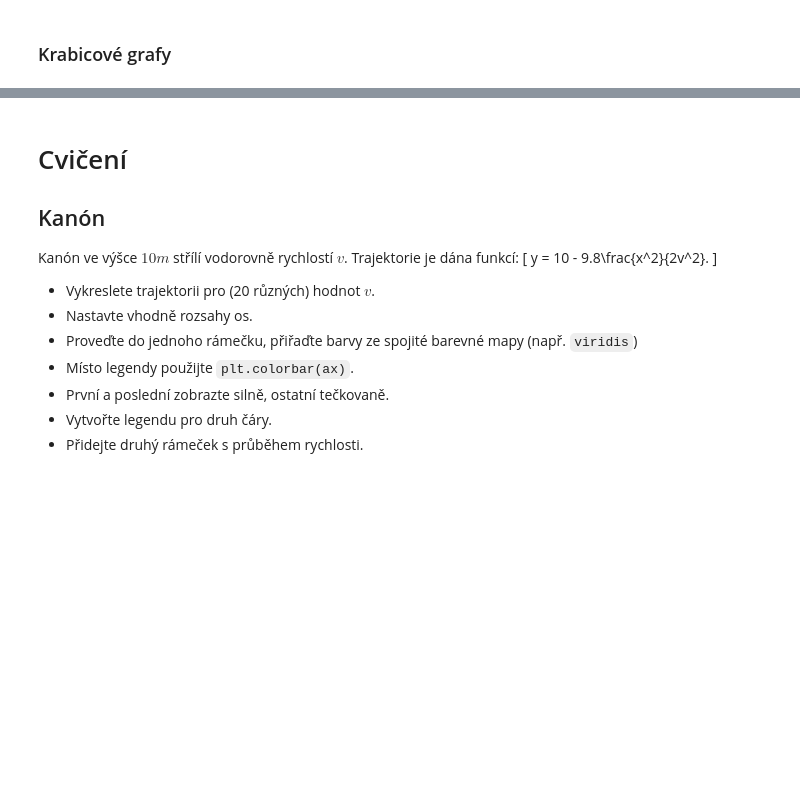
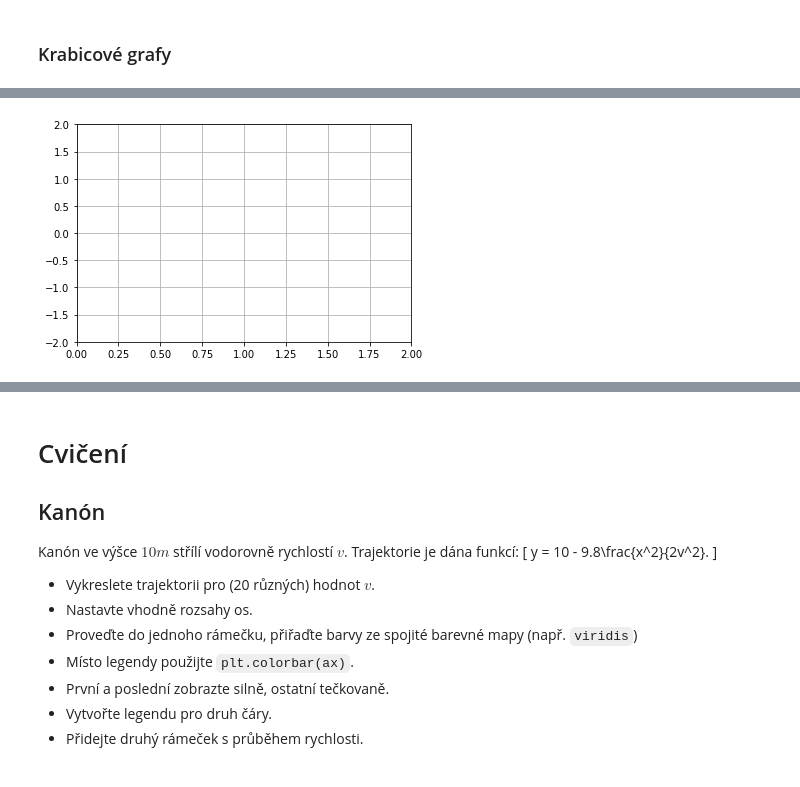
Before and after one commit to jbrezmorf/PythonForAll, a Jupyter notebook: Section_1.3_plotting.ipynb, the cells around one changed output, grey strips where cells are left out. Drawn from its saved outputs; the diff is of its cells as text; code cells hidden in the pictures; blank space fills up the shorter version.

```diff
--- a/Section_1.3_plotting.ipynb
+++ b/Section_1.3_plotting.ipynb
@@ -507,0 +518,41 @@ plt.show()
+# %%
+import matplotlib.animation as animation
+from IPython.display import HTML
+
+
+# First set up the figure, the axis, and the plot element we want to animate
+fig, ax = plt.subplots()
+
+ax.set_xlim(( 0, 2))
+ax.set_ylim((-2, 2))
+ax.grid()
+
+# Plot object that we want to animate
+line, = ax.plot([], [], lw=2)
+
+
+
+# initialization function: plot the background of each frame
+def init():
+    line.set_data([], [])
+    return (line,)
+
+
+
+# animation function. This is called sequentially
+def animate(i):
+    x = np.linspace(0, 2, 1000)
+    y = np.sin(2 * np.pi * (x - 0.01 * i))
+    line.set_data(x, y)
+    return (line,)
+
+
+anim = animation.FuncAnimation(fig, animate, blit=False, interval=10,
+                               init_func=init)
+
+# For embedding into Jupiter notebook.
+HTML(anim.to_html5_video())
+
+# In a python script use:
+# plt.show()
+# %% [output]
@@ -507,0 +560 @@ plt.show()
+[figure, added]
```
Also changed, not shown: parts of 3 cells of this notebook, 2 other files.
